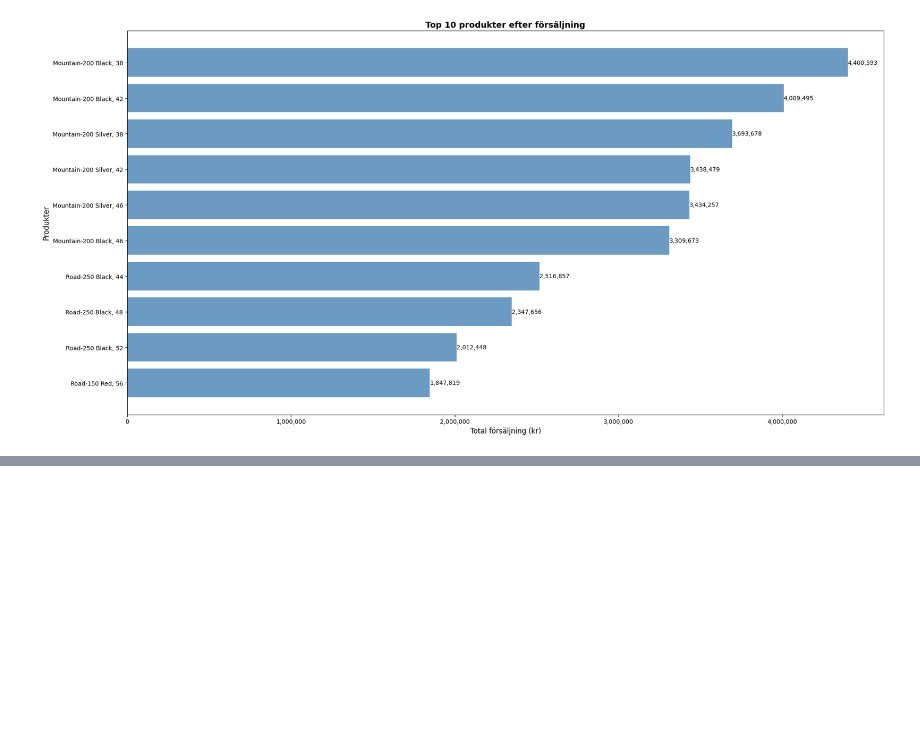
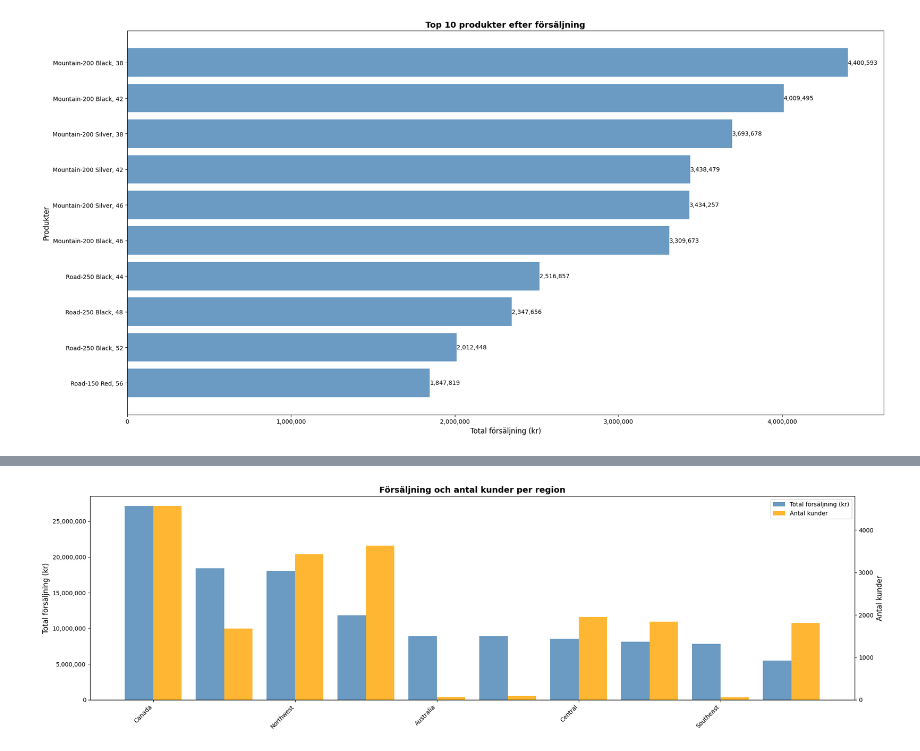
Before and after one commit to iidaclaesson/AdventureWorks2025-analys, a Jupyter notebook: notebooks/analys.ipynb, the cells around one changed output, grey strips where cells are left out. Cells and saved outputs as stored; diff of their text form; code cells hidden in the pictures; blank space fills up the shorter version.

Commit message:
trying to do a joined bar chart

```diff
--- a/notebooks/analys.ipynb
+++ b/notebooks/analys.ipynb
@@ -316,0 +334,59 @@ plt.show()
+# %%
+query_vis6 = """
+
+SELECT
+    st.Name AS Territory,
+    SUM(soh.TotalDue) AS TotalSales,
+    COUNT(DISTINCT c.CustomerID) AS Customers
+FROM Sales.SalesTerritory st
+INNER JOIN Sales.SalesOrderHeader soh ON st.TerritoryID = soh.TerritoryID
+INNER JOIN Sales.Customer c ON soh.CustomerID = c.CustomerID
+GROUP BY st.Name
+ORDER BY TotalSales DESC;
+"""
+
+df_vis6 = query_df(query_vis6)
+
+x = range(len(df_vis6))
+width = 0.4
+
+fig, ax1 = plt.subplots(figsize=(20, 6))
+
+ax1.bar(
+    [i - width/2 for i in x],
+    df_vis6['TotalSales'],
+    width=width,
+    color='steelblue',
+    label='Total försäljning (kr)',
+    alpha=0.8
+)
+ax1.set_ylabel('Total försäljning (kr)', fontsize=12)
+
+ax2 = ax1.twinx()
+ax2.bar(
+    [i + width/2 for i in x],
+    df_vis6['Customers'],
+    width=width,
+    color='orange',
+    label='Antal kunder',
+    alpha=0.8
+)
+ax2.set_ylabel('Antal kunder', fontsize=12)
+
+ax.set_xticks(range(len(df_vis6)))
+ax1.set_xticklabels(df_vis6['Territory'], rotation=45, ha='right')
+
+
+ax1.set_title('Försäljning och antal kunder per region', fontsize=14, fontweight='bold')
+
+ax1.set_yticklabels([f'{x:,.0f}' for x in ax.get_yticks()])
+
+
+lines, labels = ax1.get_legend_handles_labels()
+lines2, labels2 = ax2.get_legend_handles_labels()
+ax1.legend(lines + lines2, labels + labels2, loc='upper right')
+
+plt.tight_layout()
+plt.show()
+# %% [output]
+[figure, added]
```
Also changed, not shown: parts of 4 cells of this notebook.
